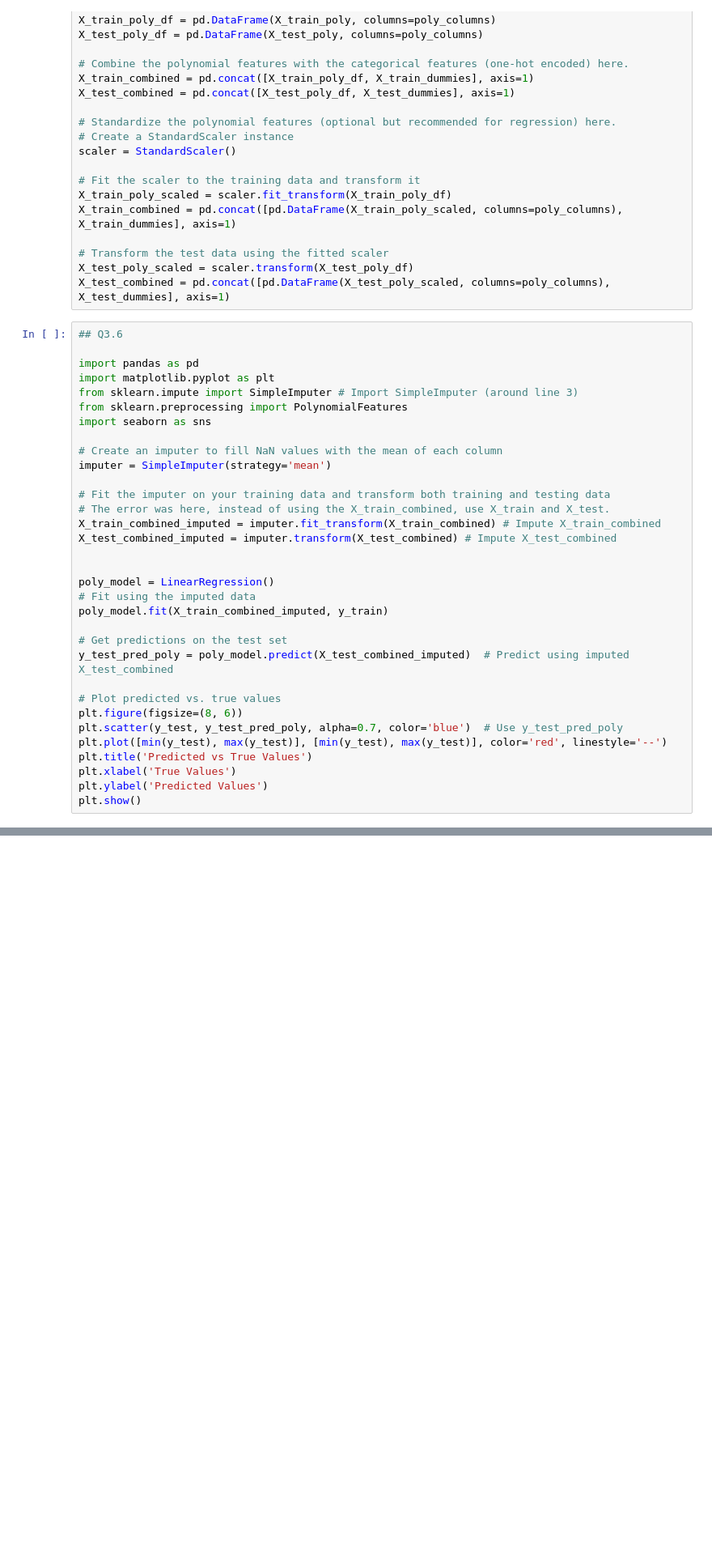
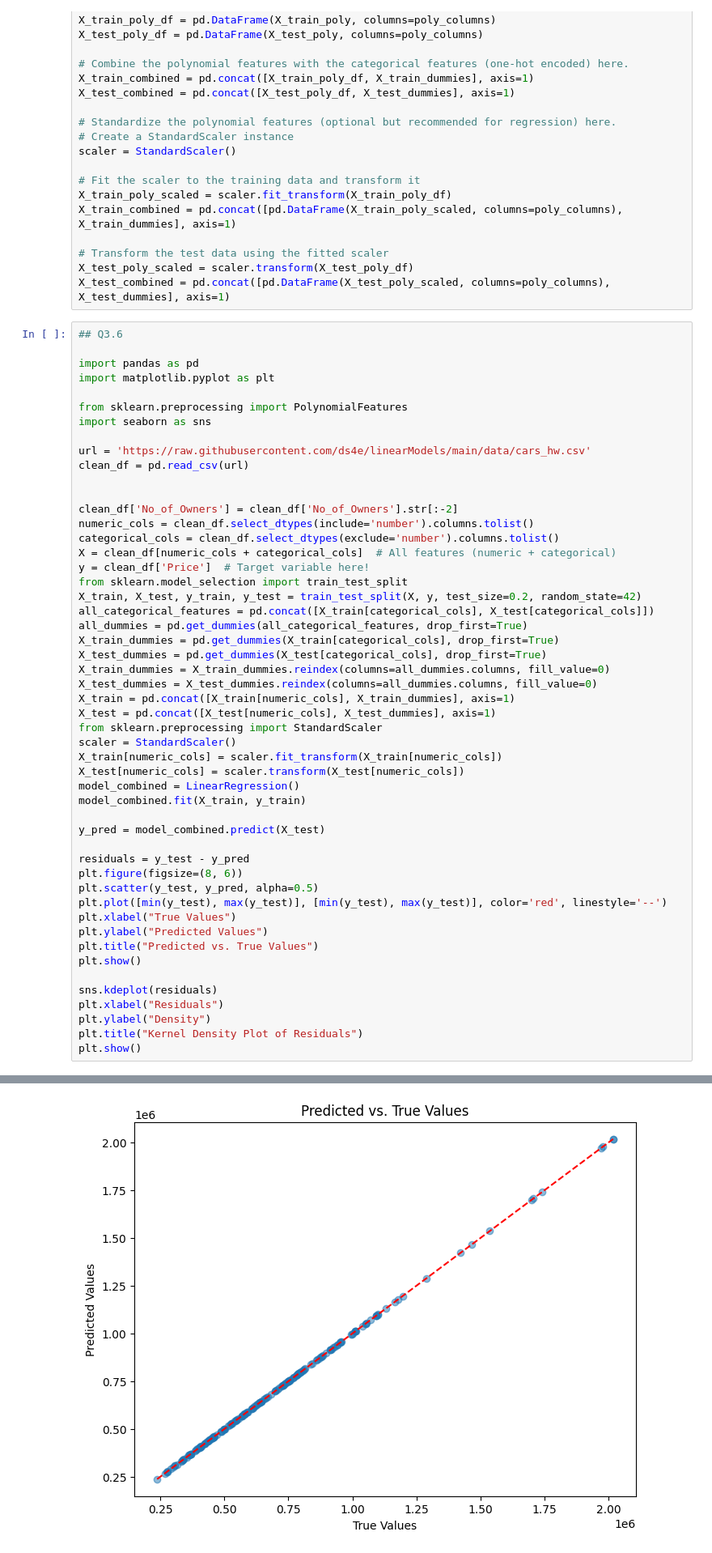
Before and after one commit to ezraattisso/linearModels, a Jupyter notebook: assignment/assignment.ipynb, the cells around one changed output, grey strips where cells are left out. Shown at 81% size. Drawn from its saved outputs; the diff is of its cells as text; blank space fills up the shorter version.

```diff
--- a/assignment/assignment.ipynb
+++ b/assignment/assignment.ipynb
@@ -257,32 +496,50 @@ X_test_combined = pd.concat([pd.DataFrame(X_test_poly_scaled, columns=poly_colum
 
 import pandas as pd
 import matplotlib.pyplot as plt
-from sklearn.impute import SimpleImputer # Import SimpleImputer (around line 3)
+
 from sklearn.preprocessing import PolynomialFeatures
 import seaborn as sns
 
-# Create an imputer to fill NaN values with the mean of each column
-imputer = SimpleImputer(strategy='mean')
-
-# Fit the imputer on your training data and transform both training and testing data
-# The error was here, instead of using the X_train_combined, use X_train and X_test.
-X_train_combined_imputed = imputer.fit_transform(X_train_combined) # Impute X_train_combined
-X_test_combined_imputed = imputer.transform(X_test_combined) # Impute X_test_combined
+url = 'https://raw.githubusercontent.com/ds4e/linearModels/main/data/cars_hw.csv'
+clean_df = pd.read_csv(url)
 
 
-poly_model = LinearRegression()
-# Fit using the imputed data
-poly_model.fit(X_train_combined_imputed, y_train)
+clean_df['No_of_Owners'] = clean_df['No_of_Owners'].str[:-2]
+numeric_cols = clean_df.select_dtypes(include='number').columns.tolist()
+categorical_cols = clean_df.select_dtypes(exclude='number').columns.tolist()
+X = clean_df[numeric_cols + categorical_cols]  # All features (numeric + categorical)
+y = clean_df['Price']  # Target variable here!
+from sklearn.model_selection import train_test_split
+X_train, X_test, y_train, y_test = train_test_split(X, y, test_size=0.2, random_state=42)
+all_categorical_features = pd.concat([X_train[categorical_cols], X_test[categorical_cols]])
+all_dummies = pd.get_dummies(all_categorical_features, drop_first=True)
+X_train_dummies = pd.get_dummies(X_train[categorical_cols], drop_first=True)
+X_test_dummies = pd.get_dummies(X_test[categorical_cols], drop_first=True)
+X_train_dummies = X_train_dummies.reindex(columns=all_dummies.columns, fill_value=0)
+X_test_dummies = X_test_dummies.reindex(columns=all_dummies.columns, fill_value=0)
+X_train = pd.concat([X_train[numeric_cols], X_train_dummies], axis=1)
+X_test = pd.concat([X_test[numeric_cols], X_test_dummies], axis=1)
+from sklearn.preprocessing import StandardScaler
+scaler = StandardScaler()
+X_train[numeric_cols] = scaler.fit_transform(X_train[numeric_cols])
+X_test[numeric_cols] = scaler.transform(X_test[numeric_cols])
+model_combined = LinearRegression()
+model_combined.fit(X_train, y_train)
 
-# Get predictions on the test set
-y_test_pred_poly = poly_model.predict(X_test_combined_imputed)  # Predict using imputed X_test_combined
+y_pred = model_combined.predict(X_test)
 
-# Plot predicted vs. true values
+residuals = y_test - y_pred
 plt.figure(figsize=(8, 6))
-plt.scatter(y_test, y_test_pred_poly, alpha=0.7, color='blue')  # Use y_test_pred_poly
+plt.scatter(y_test, y_pred, alpha=0.5)
 plt.plot([min(y_test), max(y_test)], [min(y_test), max(y_test)], color='red', linestyle='--')
-plt.title('Predicted vs True Values')
-plt.xlabel('True Values')
-plt.ylabel('Predicted Values')
+plt.xlabel("True Values")
+plt.ylabel("Predicted Values")
+plt.title("Predicted vs. True Values")
 plt.show()
+
+sns.kdeplot(residuals)
+plt.xlabel("Residuals")
+plt.ylabel("Density")
+plt.title("Kernel Density Plot of Residuals")
+plt.show()
 # %% [output]
@@ -289,0 +546 @@ ValueError: Found input variables with inconsistent numbers of samples: [933, 78
+[figure, added]
```
Also changed, not shown: parts of 8 cells of this notebook.
